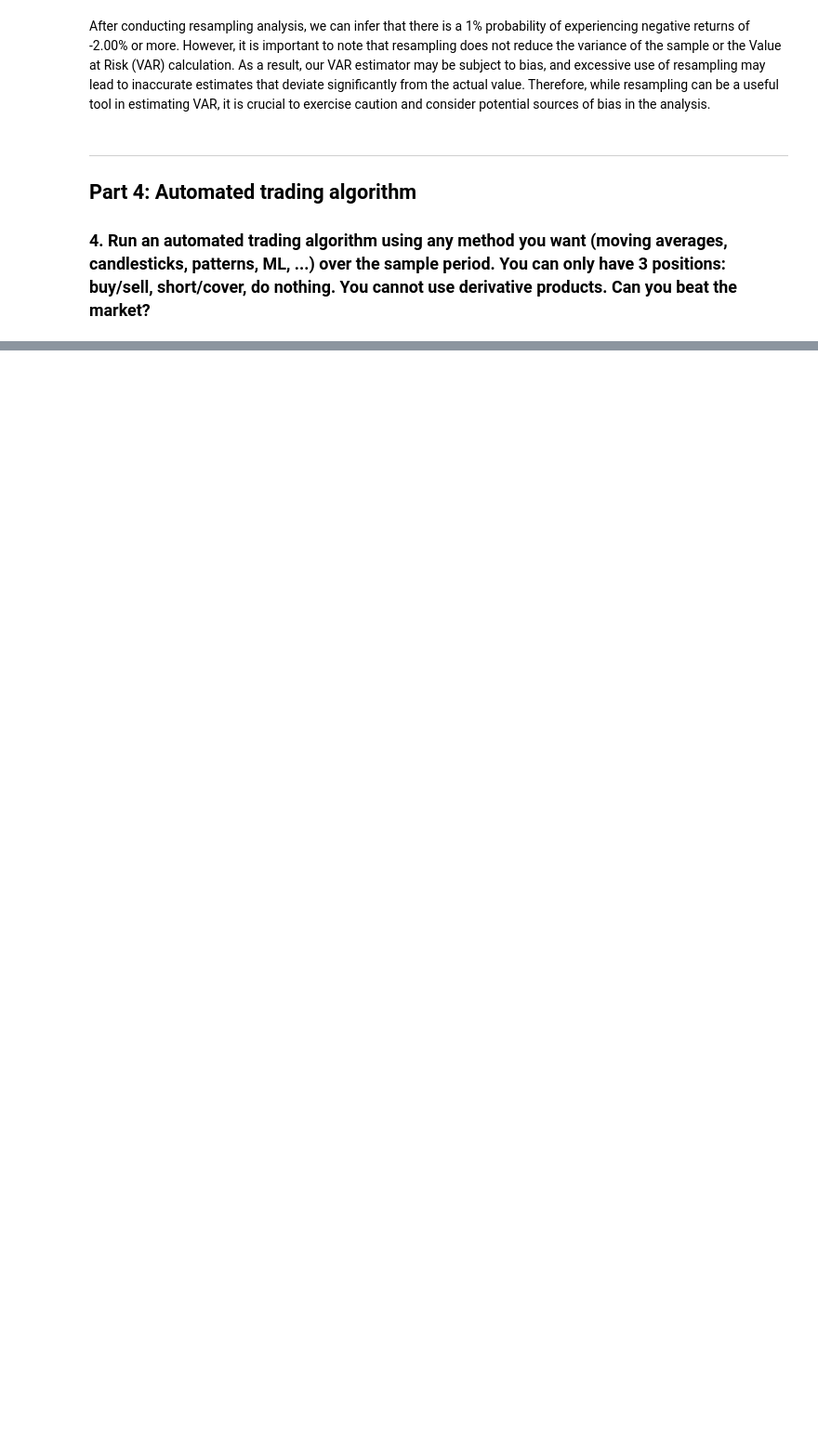
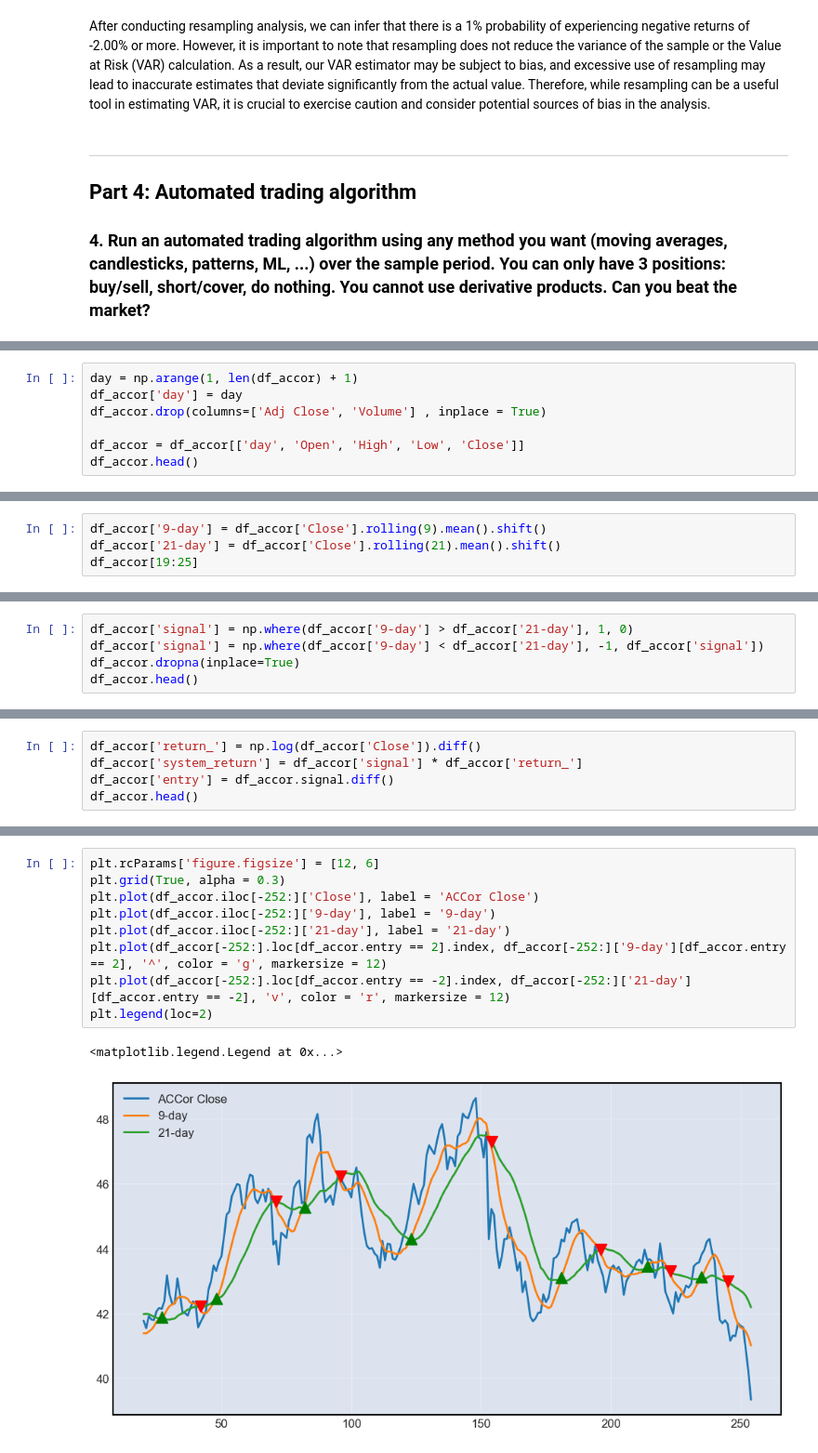
Before and after one commit to gmolinap/MODS205, a Jupyter notebook: DigitalFinance_Gabriel_MOLINA_Joao_MELGA.ipynb, the cells around one changed output, grey strips where cells are left out. Shown at 93% size. Drawn from its saved outputs; the diff is of its cells as text; blank space fills up the shorter version.

```diff
--- a/DigitalFinance_Gabriel_MOLINA_Joao_MELGA.ipynb
+++ b/DigitalFinance_Gabriel_MOLINA_Joao_MELGA.ipynb
@@ -689,0 +628,7 @@ print(portfolio.head())
+# %%
+day = np.arange(1, len(df_accor) + 1)
+df_accor['day'] = day
+df_accor.drop(columns=['Adj Close', 'Volume'] , inplace = True)
+
+df_accor = df_accor[['day', 'Open', 'High', 'Low', 'Close']]
+df_accor.head()
@@ -689,0 +657,4 @@ print(portfolio.head())
+# %%
+df_accor['9-day'] = df_accor['Close'].rolling(9).mean().shift()
+df_accor['21-day'] = df_accor['Close'].rolling(21).mean().shift()
+df_accor[19:25]
@@ -689,0 +669,5 @@ print(portfolio.head())
+# %%
+df_accor['signal'] = np.where(df_accor['9-day'] > df_accor['21-day'], 1, 0)
+df_accor['signal'] = np.where(df_accor['9-day'] < df_accor['21-day'], -1, df_accor['signal'])
+df_accor.dropna(inplace=True)
+df_accor.head()
@@ -689,0 +681,5 @@ print(portfolio.head())
+# %%
+df_accor['return_'] = np.log(df_accor['Close']).diff()
+df_accor['system_return'] = df_accor['signal'] * df_accor['return_']
+df_accor['entry'] = df_accor.signal.diff()
+df_accor.head()
@@ -689,0 +693,12 @@ print(portfolio.head())
+# %%
+plt.rcParams['figure.figsize'] = [12, 6]
+plt.grid(True, alpha = 0.3)
+plt.plot(df_accor.iloc[-252:]['Close'], label = 'ACCor Close')
+plt.plot(df_accor.iloc[-252:]['9-day'], label = '9-day')
+plt.plot(df_accor.iloc[-252:]['21-day'], label = '21-day')
+plt.plot(df_accor[-252:].loc[df_accor.entry == 2].index, df_accor[-252:]['9-day'][df_accor.entry == 2], '^', color = 'g', markersize = 12)
+plt.plot(df_accor[-252:].loc[df_accor.entry == -2].index, df_accor[-252:]['21-day'][df_accor.entry == -2], 'v', color = 'r', markersize = 12)
+plt.legend(loc=2)
+# %% [output]
+<matplotlib.legend.Legend at 0x...>
+[figure, added]
```
Also changed, not shown: parts of 22 cells of this notebook.
